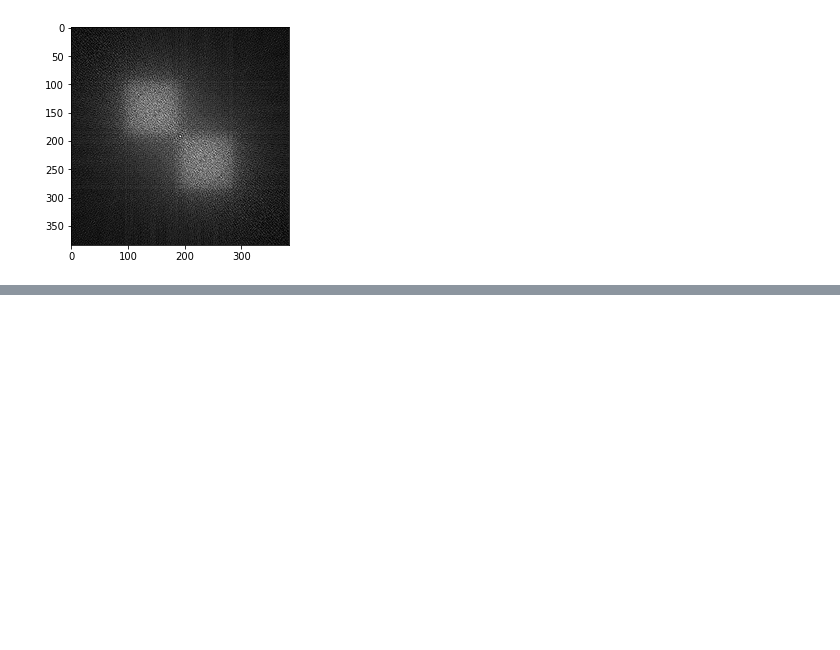
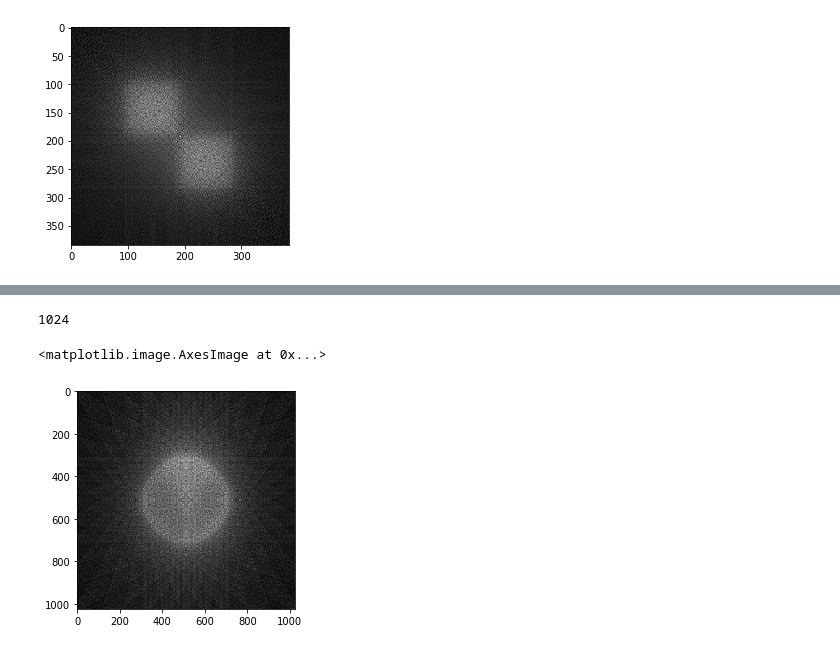
Before and after one commit to damianhorna/backprojection-tomography, a Jupyter notebook: sinogram.ipynb, the cells around one changed output, grey strips where cells are left out. Saved outputs shown, nothing was run; the diff lists cells and outputs as text; code cells hidden in the pictures; blank space fills up the shorter version.

```diff
--- a/sinogram.ipynb
+++ b/sinogram.ipynb
@@ -198,0 +216,6 @@ plt.imshow(restore_picture(sinogram, lines, img.shape), cmap='gray')
+# %%
+plt.imshow(restore_picture(sinogram, lines, img.shape), cmap='gray')
+# %% [output]
+1024
+<matplotlib.image.AxesImage at 0x...>
+[figure, added]
```
Also changed, not shown: parts of 4 cells of this notebook.
